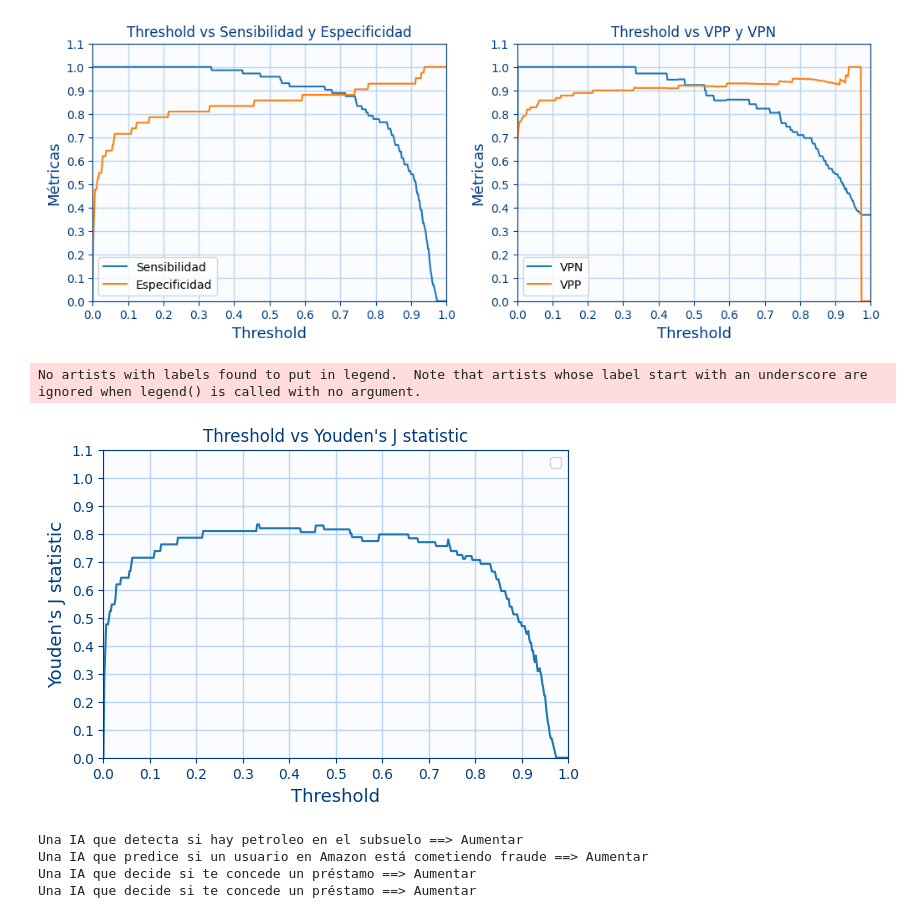
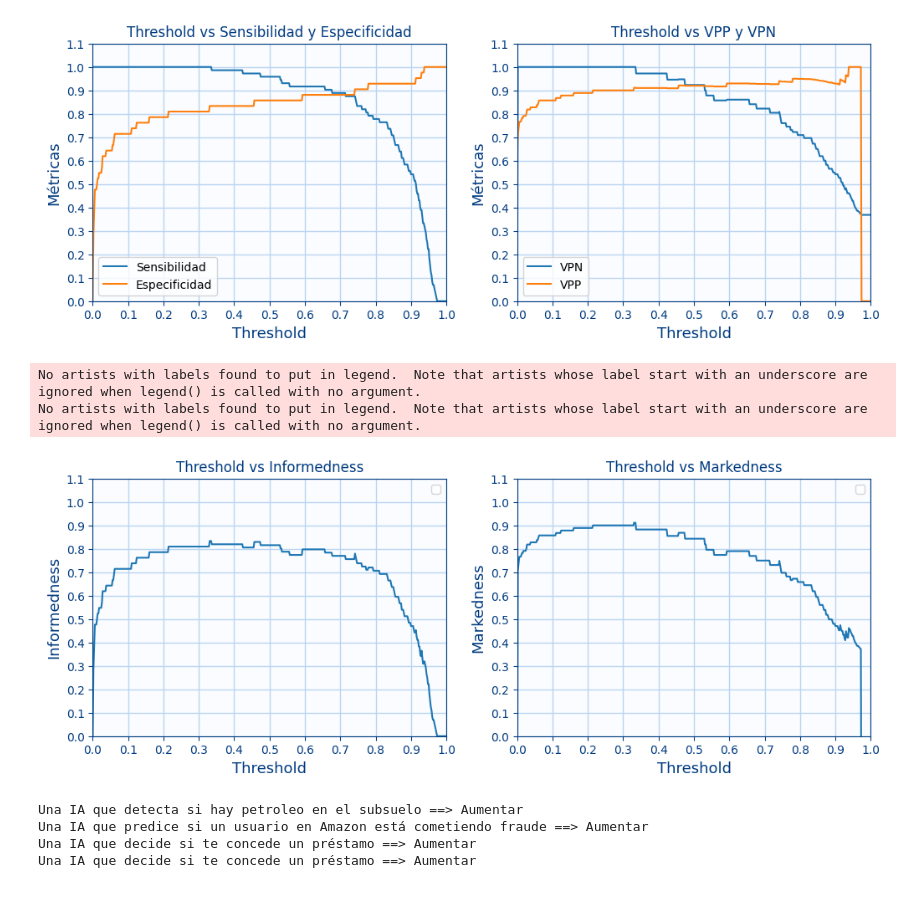
Before and after one commit to logongas/soluciones_ejercicios_modulo_pia, a Jupyter notebook: tema_07/ejercicios_tema_07_c_metricas.ipynb, the cells around one changed output. Drawn from its saved outputs; the diff is of its cells as text; code cells hidden in the pictures.

Commit message:
metricas

```diff
--- a/tema_07/ejercicios_tema_07_c_metricas.ipynb
+++ b/tema_07/ejercicios_tema_07_c_metricas.ipynb
@@ -462,26 +462,34 @@ El valor del umbra lo bajaría mas o menos a 0.46 ya que tendría el mismo VPP p
 # %%
 # Ejercicio 3.G
 
 rango_threshold=np.linspace(0,1,500)
 
-rango_Youdens_j_statistic=[]
+rango_informedness=[]
+rango_markedness=[]
 for threshold in rango_threshold:
     y_score=new_model.predict(x_test).reshape(-1)
     y_true=y_test
 
     TP,TN,FP,FN=get_matriz_confusion(y_true,y_score,threshold=threshold)
     sensibilidad,especificidad,vpp,vpn,auc=get_metrics(TP,TN,FP,FN)
-    rango_Youdens_j_statistic.append(sensibilidad+especificidad-1)
+    rango_informedness.append(sensibilidad+especificidad-1)
+    rango_markedness.append(vpp+vpn-1)
 
 
 
-figure=plt.figure(figsize=(6, 4))
-axes=figure.add_subplot(1,1,1)
-axes.plot(rango_threshold,rango_Youdens_j_statistic,linestyle="solid")
-axes_configure_for_metrics(axes,"Threshold vs Youden's J statistic","Threshold","Youden's J statistic")
+
+figure=plt.figure(figsize=(12, 4))
+axes=figure.add_subplot(1,2,1)
+axes.plot(rango_threshold,rango_informedness,linestyle="solid")
+axes_configure_for_metrics(axes,"Threshold vs Informedness","Threshold","Informedness")
+
+axes=figure.add_subplot(1,2,2)
+axes.plot(rango_threshold,rango_markedness,linestyle="solid")
+axes_configure_for_metrics(axes,"Threshold vs Markedness","Threshold","Markedness")
 # %% [output]
 No artists with labels found to put in legend.  Note that artists whose label start with an underscore are ignored when legend() is called with no argument.
+No artists with labels found to put in legend.  Note that artists whose label start with an underscore are ignored when legend() is called with no argument.
-[figure, old version]
+[figure, new version]
 # %%
 # Ejercicio 3.H
 
```
